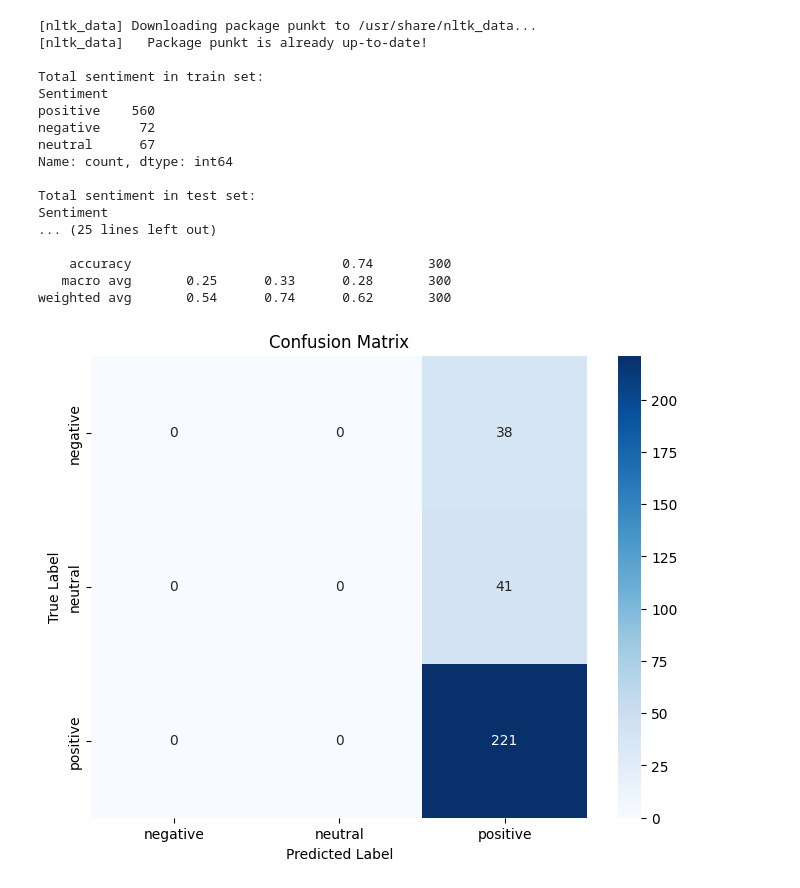
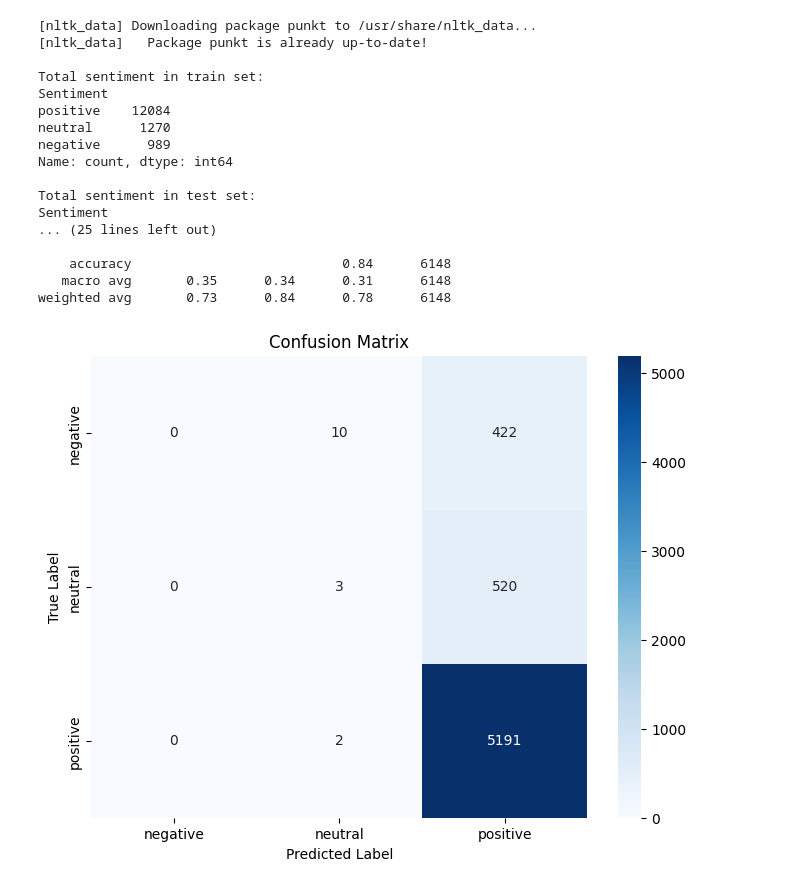
Before and after one commit to rifkiandriyanto/sentiment-analysis-hotel-review, a Jupyter notebook: tripadvisor-lstm-fasttext.ipynb, the cells around one changed output. Cells and saved outputs as stored; diff of their text form; code cells hidden in the pictures.

```diff
--- a/tripadvisor-lstm-fasttext.ipynb
+++ b/tripadvisor-lstm-fasttext.ipynb
@@ -18,7 +18,7 @@ import seaborn as sns
 
 # Load dataset
 # data_path = '/content/drive/My Drive/experiment/trip-advisor-copy.csv'
-data_path = '/kaggle/input/tripadvisor-1000-dataset-examples/trip-advisor-copy.csv'
+data_path = '/kaggle/input/trip-advisor-hotel-reviews/tripadvisor_hotel_reviews.csv'
 data = pd.read_csv(data_path)
 
 # Preprocessing: Text Cleaning, Tokenization, and Normalization
@@ -143,37 +143,37 @@ test_labels_tensor = test_labels_tensor.to(device)
 
 # Evaluate the LSTM model
 conf_matrix, class_report = evaluate_model(lstm_model, test_vectors_tensor, test_labels_tensor)
 print("Confusion Matrix:")
 print(conf_matrix)
 print("\nClassification Report:")
 print(class_report)
 
 # Confusion Matrix Visualization
 def plot_confusion_matrix(cm, labels):
     plt.figure(figsize=(8, 6))
     sns.heatmap(cm, annot=True, fmt='d', cmap='Blues', xticklabels=labels, yticklabels=labels)
     plt.xlabel('Predicted Label')
     plt.ylabel('True Label')
     plt.title('Confusion Matrix')
     plt.show()
 
 plot_confusion_matrix(conf_matrix, ['negative', 'neutral', 'positive'])
 # %% [output]
 [nltk_data] Downloading package punkt to /usr/share/nltk_data...
 [nltk_data]   Package punkt is already up-to-date!
 
 Total sentiment in train set:
 Sentiment
-positive    560
-negative     72
-neutral      67
+positive    12084
+neutral      1270
+negative      989
 Name: count, dtype: int64
 
 Total sentiment in test set:
 Sentiment
 ... (25 lines left out)
 
-    accuracy                           0.74       300
-   macro avg       0.25      0.33      0.28       300
-weighted avg       0.54      0.74      0.62       300
+    accuracy                           0.84      6148
+   macro avg       0.35      0.34      0.31      6148
+weighted avg       0.73      0.84      0.78      6148
-[figure, old version]
+[figure, new version]
```
Also changed, not shown: 2 other files.
